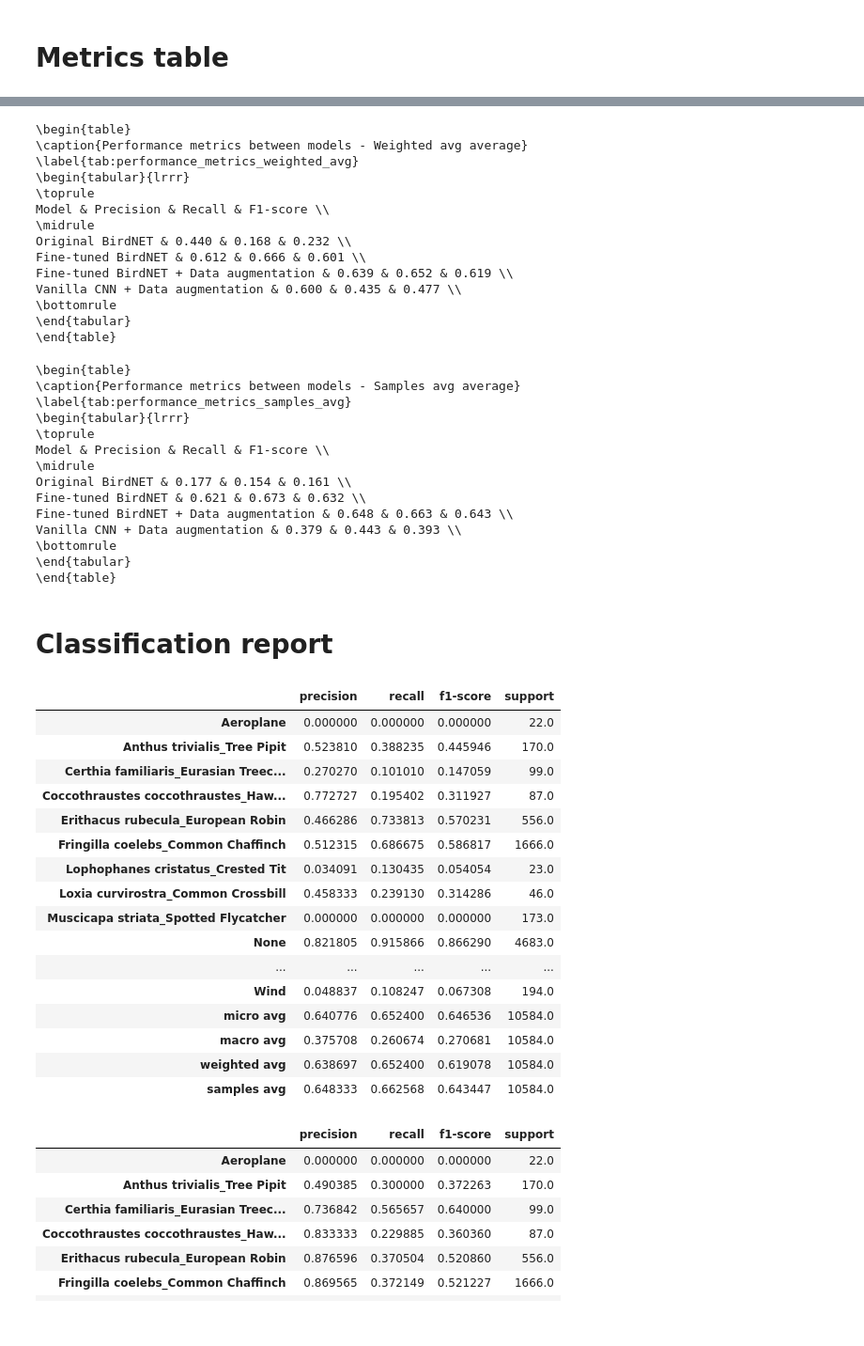
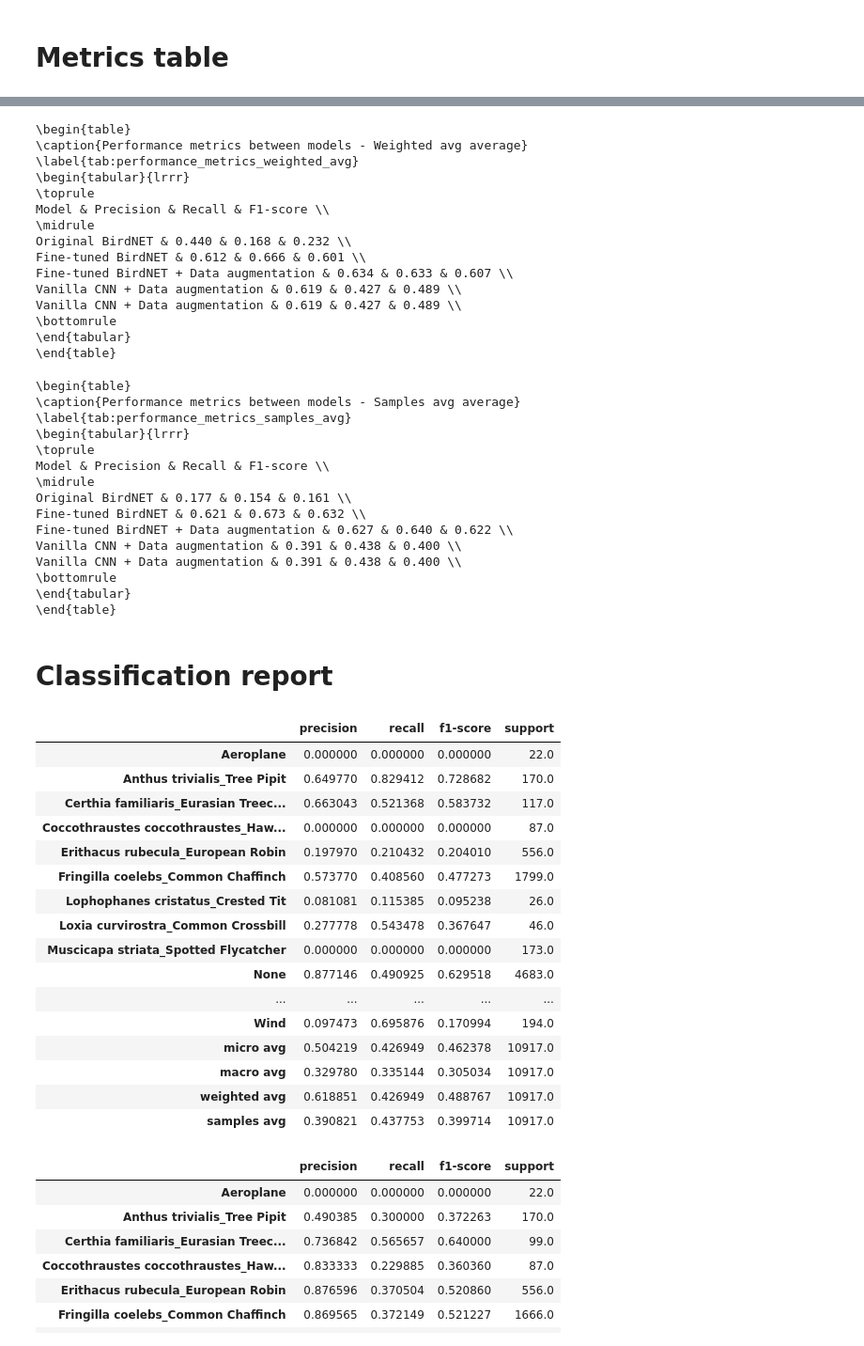
Before and after one commit to giacomoschiavo/finetuning-BirdNET, a Jupyter notebook: 6_model_evaluation_metrics.ipynb, the cells around one changed output, grey strips where cells are left out. Shown at 94% size. Cells and saved outputs as stored; diff of their text form; code cells hidden in the pictures.

```diff
--- a/6_model_evaluation_metrics.ipynb
+++ b/6_model_evaluation_metrics.ipynb
@@ -8,8 +8,8 @@ import matplotlib.colors as mcolors
 results_orig = np.load('/home/giacomoschiavo/finetuning-BirdNET/models/results/results_borig.npz', allow_pickle=True)
 results_base = np.load('/home/giacomoschiavo/finetuning-BirdNET/models/results/results_bbase_final_1.npz', allow_pickle=True)
 results_baugm = np.load('/home/giacomoschiavo/finetuning-BirdNET/models/results/results_baugm_final_1.npz', allow_pickle=True)
-# results_cnn = np.load('/home/giacomoschiavo/finetuning-BirdNET/models/CustomCNN/custom/results.npz', allow_pickle=True)
-results_cnn_augm = np.load('/home/giacomoschiavo/finetuning-BirdNET/models/CustomCNN/custom_1/results.npz', allow_pickle=True)
+results_cnn = np.load('/home/giacomoschiavo/finetuning-BirdNET/models/CustomCNN/custom_base/results.npz', allow_pickle=True)
+results_cnn_augm = np.load('/home/giacomoschiavo/finetuning-BirdNET/models/CustomCNN/custom/results.npz', allow_pickle=True)
 
 class_names = results_cnn_augm['class_names']
 # %%
@@ -35,13 +35,13 @@ models_results = {
         'class_names': results_baugm['class_names'],
         'alias': "Fine-tuned BirdNET + Data augmentation"
     },
-    # 'cnn': {
-    #     'y_true': results_cnn['y_true'],
-    #     'y_pred': results_cnn['y_pred'],
-    #     'y_pred_proba': results_cnn['y_pred_proba'],
-    #     'class_names': results_cnn['class_names'],
-    #     'alias': "Vanilla CNN + Data augmentation"
-    # },
+    'cnn': {
+        'y_true': results_cnn['y_true'],
+        'y_pred': results_cnn['y_pred'],
+        'y_pred_proba': results_cnn['y_pred_proba'],
+        'class_names': results_cnn['class_names'],
+        'alias': "Vanilla CNN + Data augmentation"
+    },
     'augm_cnn': {
         'y_true': results_cnn_augm['y_true'],
         'y_pred': results_cnn_augm['y_pred'],
@@ -100,8 +101,9 @@ Model & Precision & Recall & F1-score \\
 \midrule
 Original BirdNET & 0.440 & 0.168 & 0.232 \\
 Fine-tuned BirdNET & 0.612 & 0.666 & 0.601 \\
-Fine-tuned BirdNET + Data augmentation & 0.639 & 0.652 & 0.619 \\
-Vanilla CNN + Data augmentation & 0.600 & 0.435 & 0.477 \\
+Fine-tuned BirdNET + Data augmentation & 0.634 & 0.633 & 0.607 \\
+Vanilla CNN + Data augmentation & 0.619 & 0.427 & 0.489 \\
+Vanilla CNN + Data augmentation & 0.619 & 0.427 & 0.489 \\
 \bottomrule
 \end{tabular}
 \end{table}
@@ -117,8 +119,9 @@ Model & Precision & Recall & F1-score \\
 \midrule
 Original BirdNET & 0.177 & 0.154 & 0.161 \\
 Fine-tuned BirdNET & 0.621 & 0.673 & 0.632 \\
-Fine-tuned BirdNET + Data augmentation & 0.648 & 0.663 & 0.643 \\
-Vanilla CNN + Data augmentation & 0.379 & 0.443 & 0.393 \\
+Fine-tuned BirdNET + Data augmentation & 0.627 & 0.640 & 0.622 \\
+Vanilla CNN + Data augmentation & 0.391 & 0.438 & 0.400 \\
+Vanilla CNN + Data augmentation & 0.391 & 0.438 & 0.400 \\
 \bottomrule
 \end{tabular}
 \end{table}
@@ -127,30 +130,30 @@ Vanilla CNN + Data augmentation & 0.379 & 0.443 & 0.393 \\
 # %%
 from sklearn.metrics import classification_report
 import pandas as pd
 from io import StringIO
 
-selected_model = models_results["augm"]
+selected_model = models_results["augm_cnn"]
 clf_report = classification_report(selected_model['y_true'], selected_model['y_pred'], target_names=selected_model['class_names'], output_dict=True, zero_division=0)
 clf_report_df = pd.read_json(StringIO(json.dumps(clf_report)))
 clf_report_df.T
 # %% [output]
 |  | precision | recall | f1-score | support |
 | Aeroplane | 0.000000 | 0.000000 | 0.000000 | 22.0 |
-| Anthus trivialis_Tree Pipit | 0.523810 | 0.388235 | 0.445946 | 170.0 |
-| Certhia familiaris_Eurasian Treec... | 0.270270 | 0.101010 | 0.147059 | 99.0 |
-| Coccothraustes coccothraustes_Haw... | 0.772727 | 0.195402 | 0.311927 | 87.0 |
-| Erithacus rubecula_European Robin | 0.466286 | 0.733813 | 0.570231 | 556.0 |
-| Fringilla coelebs_Common Chaffinch | 0.512315 | 0.686675 | 0.586817 | 1666.0 |
-| Lophophanes cristatus_Crested Tit | 0.034091 | 0.130435 | 0.054054 | 23.0 |
-| Loxia curvirostra_Common Crossbill | 0.458333 | 0.239130 | 0.314286 | 46.0 |
+| Anthus trivialis_Tree Pipit | 0.649770 | 0.829412 | 0.728682 | 170.0 |
+| Certhia familiaris_Eurasian Treec... | 0.663043 | 0.521368 | 0.583732 | 117.0 |
+| Coccothraustes coccothraustes_Haw... | 0.000000 | 0.000000 | 0.000000 | 87.0 |
+| Erithacus rubecula_European Robin | 0.197970 | 0.210432 | 0.204010 | 556.0 |
+| Fringilla coelebs_Common Chaffinch | 0.573770 | 0.408560 | 0.477273 | 1799.0 |
+| Lophophanes cristatus_Crested Tit | 0.081081 | 0.115385 | 0.095238 | 26.0 |
+| Loxia curvirostra_Common Crossbill | 0.277778 | 0.543478 | 0.367647 | 46.0 |
 | Muscicapa striata_Spotted Flycatcher | 0.000000 | 0.000000 | 0.000000 | 173.0 |
-| None | 0.821805 | 0.915866 | 0.866290 | 4683.0 |
+| None | 0.877146 | 0.490925 | 0.629518 | 4683.0 |
 | ... | ... | ... | ... | ... |
-| Wind | 0.048837 | 0.108247 | 0.067308 | 194.0 |
-| micro avg | 0.640776 | 0.652400 | 0.646536 | 10584.0 |
-| macro avg | 0.375708 | 0.260674 | 0.270681 | 10584.0 |
-| weighted avg | 0.638697 | 0.652400 | 0.619078 | 10584.0 |
-| samples avg | 0.648333 | 0.662568 | 0.643447 | 10584.0 |
+| Wind | 0.097473 | 0.695876 | 0.170994 | 194.0 |
+| micro avg | 0.504219 | 0.426949 | 0.462378 | 10917.0 |
+| macro avg | 0.329780 | 0.335144 | 0.305034 | 10917.0 |
+| weighted avg | 0.618851 | 0.426949 | 0.488767 | 10917.0 |
+| samples avg | 0.390821 | 0.437753 | 0.399714 | 10917.0 |
 # %%
 selected_model = models_results["orig"]
 clf_report = classification_report(selected_model['y_true'], selected_model['y_pred'], target_names=selected_model['class_names'], output_dict=True, zero_division=0)
```
Also changed, not shown: parts of 5 cells of this notebook, 4 other files.
